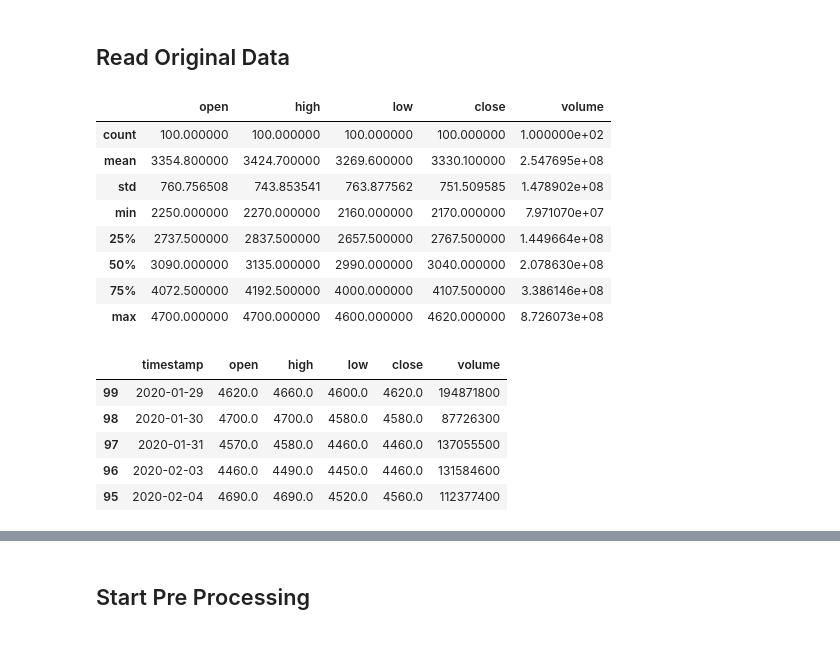
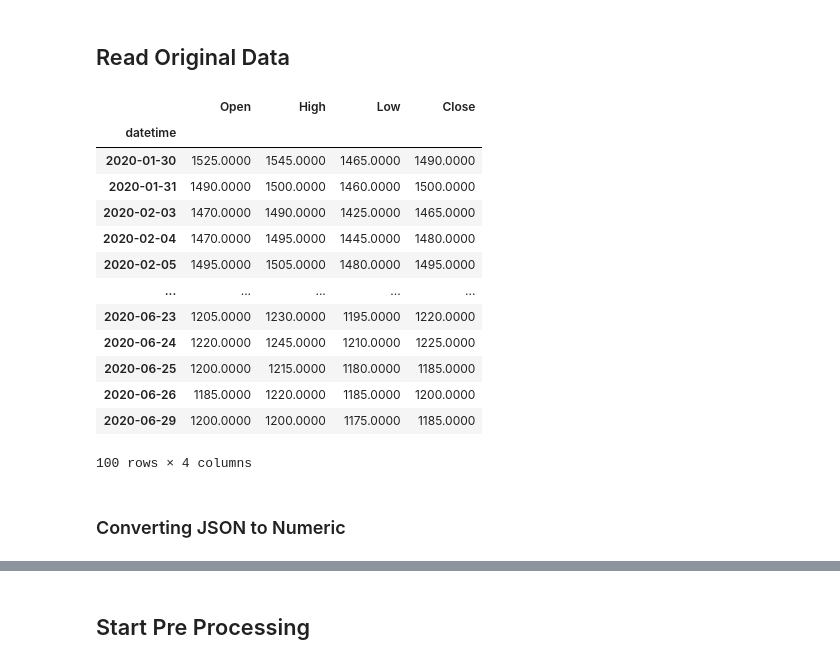
Before and after one commit to whitequbits/sonos, a Jupyter notebook: Stock Neural Network.ipynb, the cells around one changed output, grey strips where cells are left out. Drawn from its saved outputs; the diff is of its cells as text; code cells hidden in the pictures.

```diff
--- a/Stock Neural Network.ipynb
+++ b/Stock Neural Network.ipynb
@@ -20,21 +21,0 @@ stock_daily_data = pd.read_csv('./daily_BBRI.JK.csv').iloc[::-1]
-# %%
-stock_daily_data.describe()
-# %% [output]
-|  | open | high | low | close | volume |
-| count | 100.000000 | 100.000000 | 100.000000 | 100.000000 | 1.000000e+02 |
-| mean | 3354.800000 | 3424.700000 | 3269.600000 | 3330.100000 | 2.547695e+08 |
-| std | 760.756508 | 743.853541 | 763.877562 | 751.509585 | 1.478902e+08 |
-| min | 2250.000000 | 2270.000000 | 2160.000000 | 2170.000000 | 7.971070e+07 |
-| 25% | 2737.500000 | 2837.500000 | 2657.500000 | 2767.500000 | 1.449664e+08 |
-| 50% | 3090.000000 | 3135.000000 | 2990.000000 | 3040.000000 | 2.078630e+08 |
-| 75% | 4072.500000 | 4192.500000 | 4000.000000 | 4107.500000 | 3.386146e+08 |
-| max | 4700.000000 | 4700.000000 | 4600.000000 | 4620.000000 | 8.726073e+08 |
-# %%
-stock_daily_data.head(5)
-# %% [output]
-|  | timestamp | open | high | low | close | volume |
-| 99 | 2020-01-29 | 4620.0 | 4660.0 | 4600.0 | 4620.0 | 194871800 |
-| 98 | 2020-01-30 | 4700.0 | 4700.0 | 4580.0 | 4580.0 | 87726300 |
-| 97 | 2020-01-31 | 4570.0 | 4580.0 | 4460.0 | 4460.0 | 137055500 |
-| 96 | 2020-02-03 | 4460.0 | 4490.0 | 4450.0 | 4460.0 | 131584600 |
-| 95 | 2020-02-04 | 4690.0 | 4690.0 | 4520.0 | 4560.0 | 112377400 |
@@ -40,0 +56,20 @@ stock_daily_data.head(5)
+# %%
+stock_daily_data = df_from_response(stock_daily_data)
+stock_daily_data
+# %% [output]
+|  | Open | High | Low | Close |
+| datetime |  |  |  |  |
+| 2020-01-30 | 1525.0000 | 1545.0000 | 1465.0000 | 1490.0000 |
+| 2020-01-31 | 1490.0000 | 1500.0000 | 1460.0000 | 1500.0000 |
+| 2020-02-03 | 1470.0000 | 1490.0000 | 1425.0000 | 1465.0000 |
+| 2020-02-04 | 1470.0000 | 1495.0000 | 1445.0000 | 1480.0000 |
+| 2020-02-05 | 1495.0000 | 1505.0000 | 1480.0000 | 1495.0000 |
+| ... | ... | ... | ... | ... |
+| 2020-06-23 | 1205.0000 | 1230.0000 | 1195.0000 | 1220.0000 |
+| 2020-06-24 | 1220.0000 | 1245.0000 | 1210.0000 | 1225.0000 |
+| 2020-06-25 | 1200.0000 | 1215.0000 | 1180.0000 | 1185.0000 |
+| 2020-06-26 | 1185.0000 | 1220.0000 | 1185.0000 | 1200.0000 |
+| 2020-06-29 | 1200.0000 | 1200.0000 | 1175.0000 | 1185.0000 |
+100 rows × 4 columns
+# %% [markdown]
+### Converting JSON to Numeric
```
Also changed, not shown: parts of 19 cells of this notebook.
